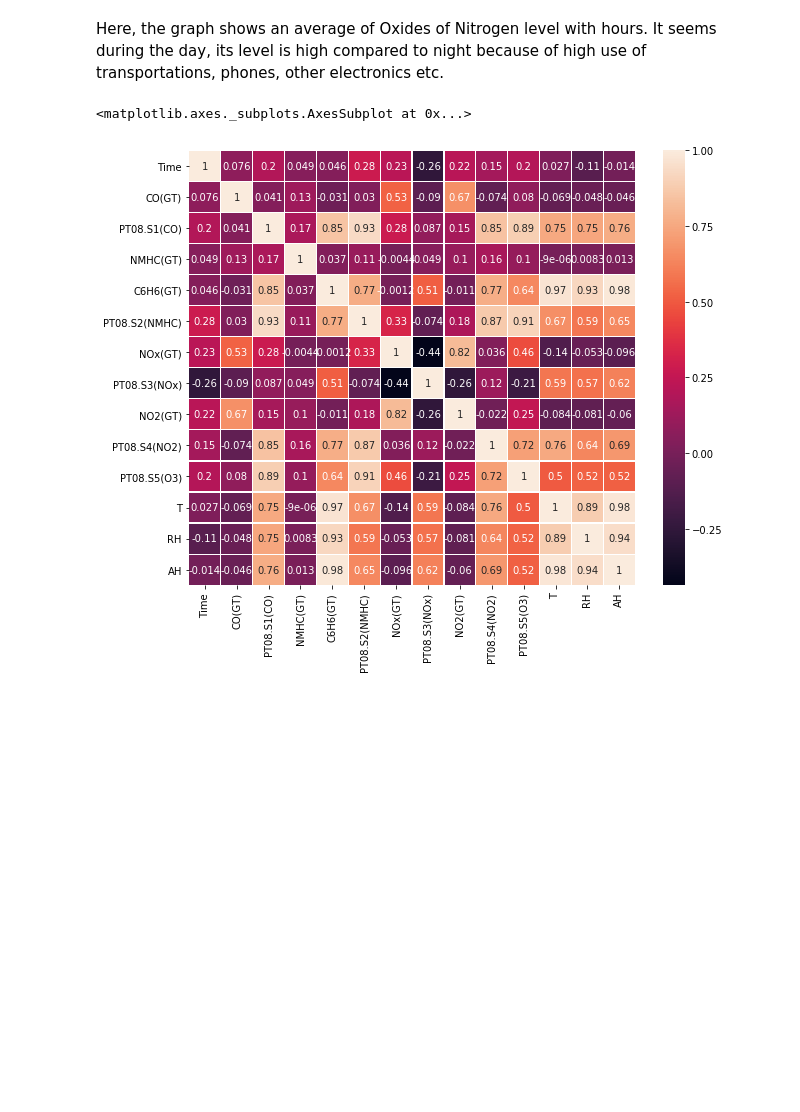
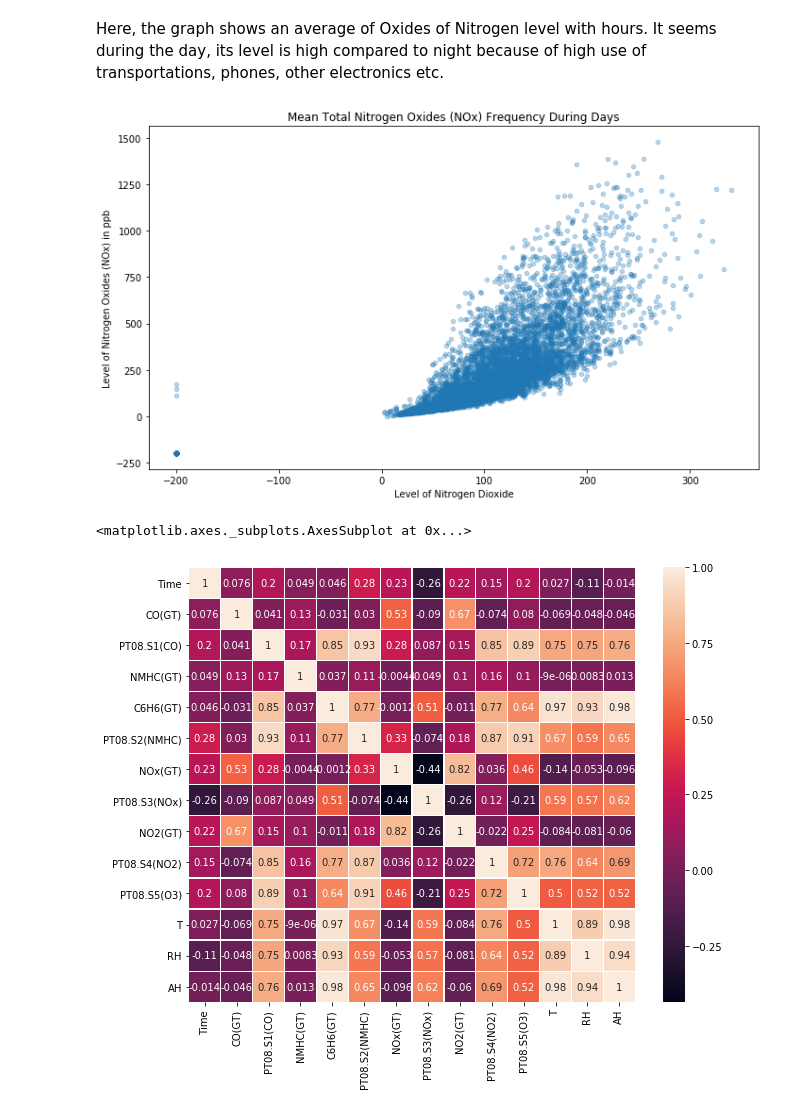
Before and after one commit to SonalSavaliya/Prediction-of-Nitrogen-Oxides-level-in-Air-Quality, a Jupyter notebook: Air Quality UCI Regression.ipynb, the cells around one changed output. Saved outputs shown, nothing was run; the diff lists cells and outputs as text; code cells hidden in the pictures; blank space fills up the shorter version.

```diff
--- a/Air Quality UCI Regression.ipynb
+++ b/Air Quality UCI Regression.ipynb
@@ -186,5 +189,14 @@ Text(0.5, 1.0, 'Mean Total Nitrogen Oxides (NOx) Frequency During Days')
 # %% [markdown]
 Here, the graph shows an average of Oxides of Nitrogen level with hours. It seems during the day, its level is high compared to night because of high use of transportations, phones, other electronics etc.
+# %%
+
+data.plot(x='NO2(GT)',y='NOx(GT)', kind='scatter', figsize = (10,6), alpha=0.3)
+plt.xlabel('Level of Nitrogen Dioxide')
+plt.ylabel('Level of Nitrogen Oxides (NOx) in ppb') # Parts per billion (ppb)
+plt.title("Mean Total Nitrogen Oxides (NOx) Frequency During Days")
+plt.tight_layout();
+# %% [output]
+[figure, added]
 # %%
 plt.figure(figsize=(10,8))
 sns.heatmap(data.corr(), annot=True, linewidths=.20)
```
Also changed, not shown: parts of 15 cells of this notebook.
